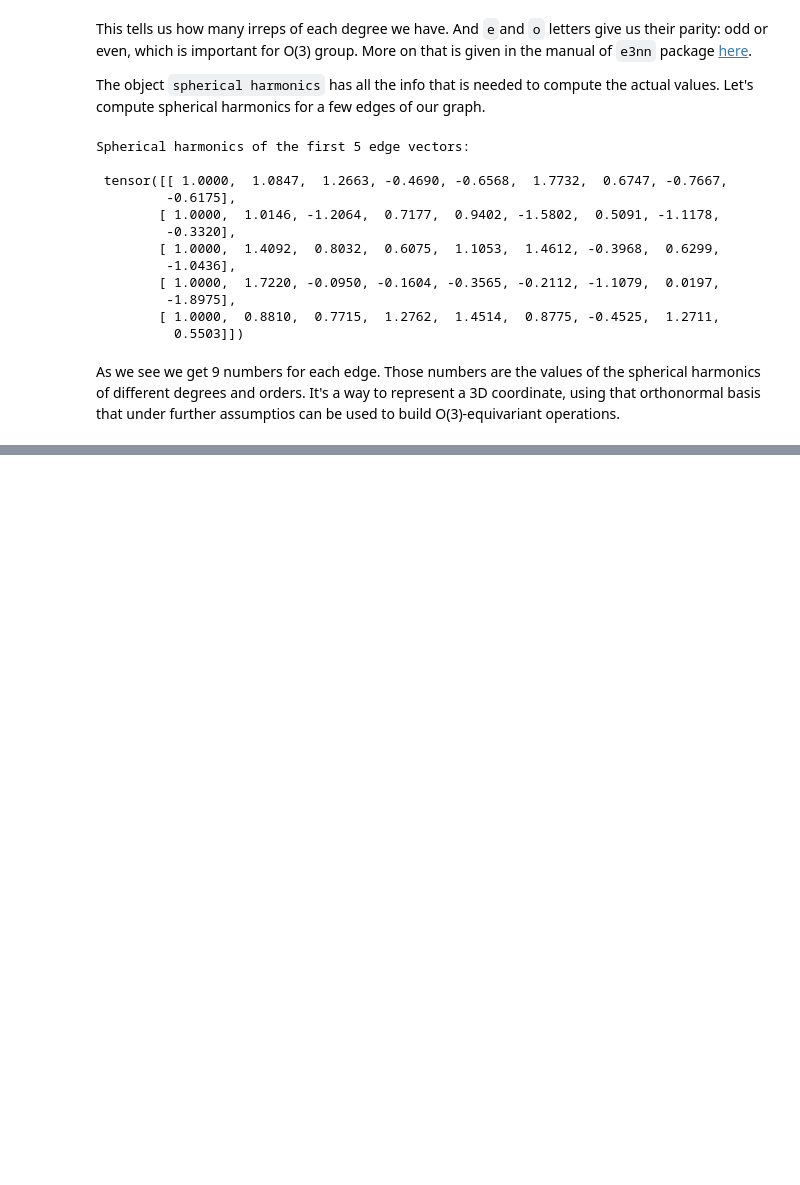
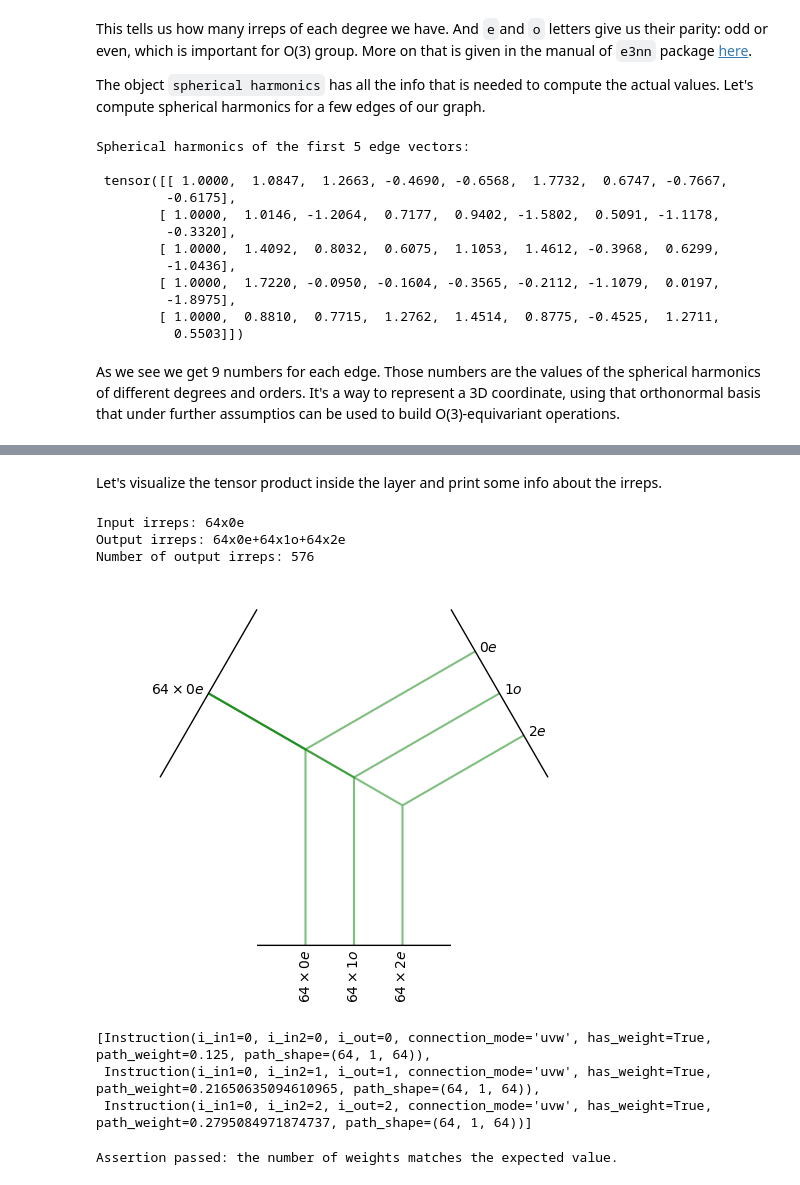
Before and after one commit to stanislav-chekmenev/polaris-ligand-potency, a Jupyter notebook: notebooks/explore_mace.ipynb, the cells around one changed output, grey strips where cells are left out. Drawn from its saved outputs; the diff is of its cells as text; code cells hidden in the pictures; blank space fills up the shorter version.

```diff
--- a/notebooks/explore_mace.ipynb
+++ b/notebooks/explore_mace.ipynb
@@ -262,0 +294,8 @@ As we see we get 9 numbers for each edge. Those numbers are the values of the sp
+# %%
+# Compute hidden irreps
+# Note: This defaults to O(3) equivariant layers.
+
+emb_dim = 64
+hidden_irreps = (sh_irreps * emb_dim).sort()[0].simplify()
+print(f"Hidden irreps: {hidden_irreps}")
+print(f"Number of hidden irreps: {hidden_irreps.dim}")
@@ -262,0 +316,39 @@ As we see we get 9 numbers for each edge. Those numbers are the values of the sp
+# %%
+mlp_dim = 256
+aggr = "sum"
+batch_norm = True
+
+# Create a tensor product layer
+tp_layer = TensorProductConvLayer(
+    in_irreps=o3.Irreps(f"{emb_dim}x0e"),
+    out_irreps=hidden_irreps,
+    sh_irreps=sh_irreps,
+    edge_feats_dim=radial_embedding.out_dim,
+    mlp_dim=mlp_dim,
+    aggr=aggr,
+    batch_norm=batch_norm,
+    gate=False,
+)
+# %% [markdown]
+Let's visualize the tensor product inside the layer and print some info about the irreps.
+# %%
+print(f"Input irreps: {tp_layer.in_irreps}")
+print(f"Output irreps: {tp_layer.out_irreps}")
+print(f"Number of output irreps: {tp_layer.out_irreps.dim}")
+tp_layer.tp.visualize();
+# %% [output]
+Input irreps: 64x0e
+Output irreps: 64x0e+64x1o+64x2e
+Number of output irreps: 576
+[figure, added]
+# %%
+tp_layer.tp.instructions
+# %% [output]
+[Instruction(i_in1=0, i_in2=0, i_out=0, connection_mode='uvw', has_weight=True, path_weight=0.125, path_shape=(64, 1, 64)),
+ Instruction(i_in1=0, i_in2=1, i_out=1, connection_mode='uvw', has_weight=True, path_weight=0.21650635094610965, path_shape=(64, 1, 64)),
+ Instruction(i_in1=0, i_in2=2, i_out=2, connection_mode='uvw', has_weight=True, path_weight=0.2795084971874737, path_shape=(64, 1, 64))]
+# %%
+assert(tp_layer.tp.weight_numel == 3*(64 * 64))
+print("Assertion passed: the number of weights matches the expected value.")
+# %% [output]
+Assertion passed: the number of weights matches the expected value.
```
Also changed, not shown: parts of 23 cells of this notebook, 4 other files.
